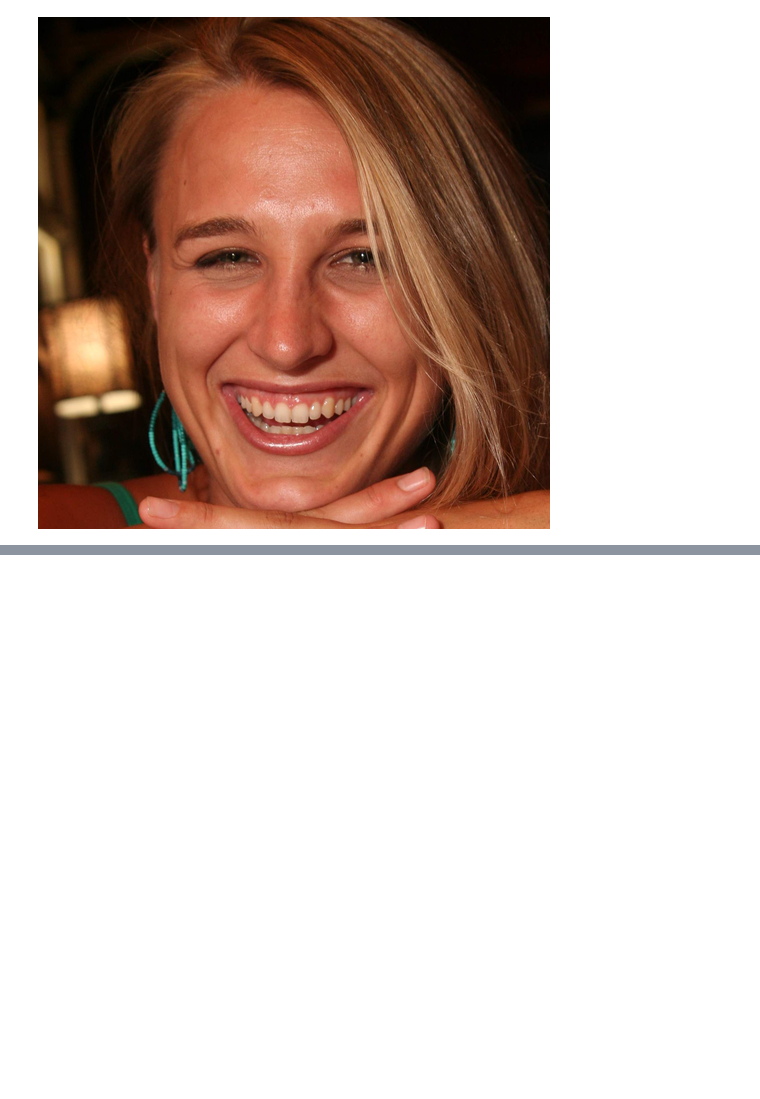
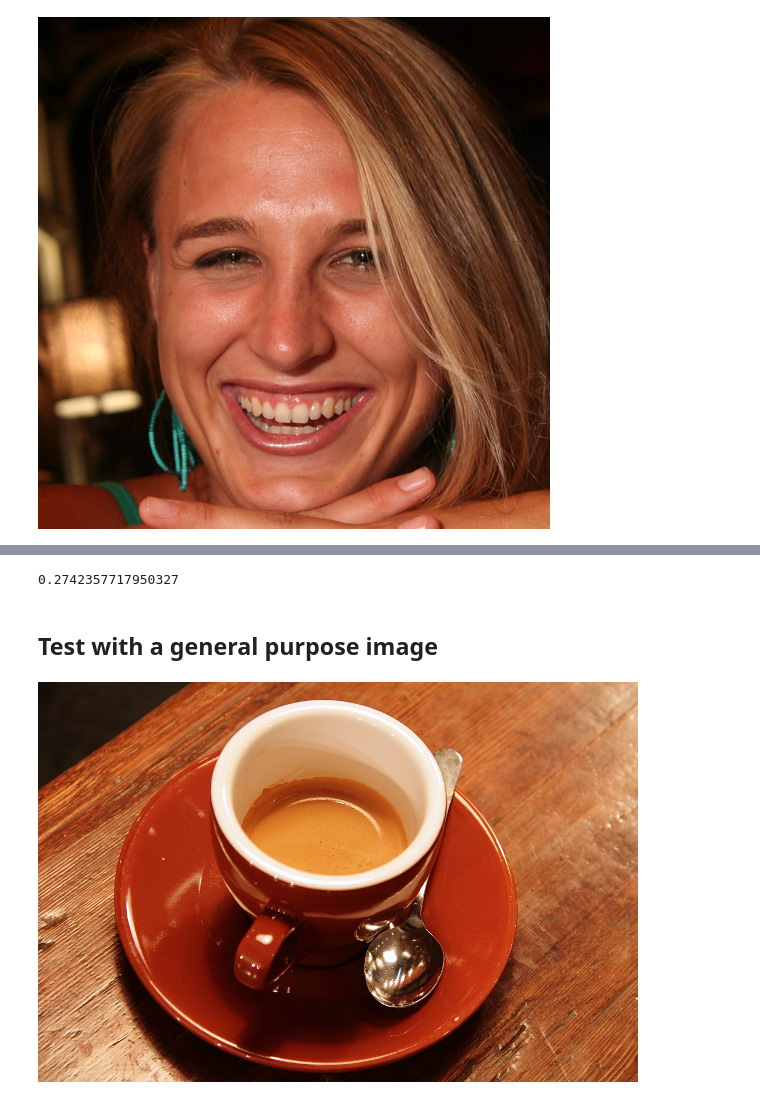
Before and after one commit to helloimlixin/dlgan, a Jupyter notebook: Scratch.ipynb, the cells around one changed output, grey strips where cells are left out. Drawn from its saved outputs; the diff is of its cells as text; code cells hidden in the pictures; blank space fills up the shorter version.

```diff
--- a/Scratch.ipynb
+++ b/Scratch.ipynb
@@ -66,0 +68,8 @@ tensor([[[[0.0118, 0.0078, 0.0000,  ..., 0.0314, 0.0235, 0.0196],
+# %%
+# compute mse
+mse = np.mean((X - X_hat) ** 2)
+print(mse)
+# %% [output]
+0.2742357717950327
+# %% [markdown]
+## Test with a general purpose image
@@ -66,0 +79,6 @@ tensor([[[[0.0118, 0.0078, 0.0000,  ..., 0.0314, 0.0235, 0.0196],
+# %%
+# read the image
+original = Image.open('coffee.png')
+display(original)
+# %% [output]
+[figure, added]
```
Also changed, not shown: parts of 20 cells of this notebook, 6 other files.
